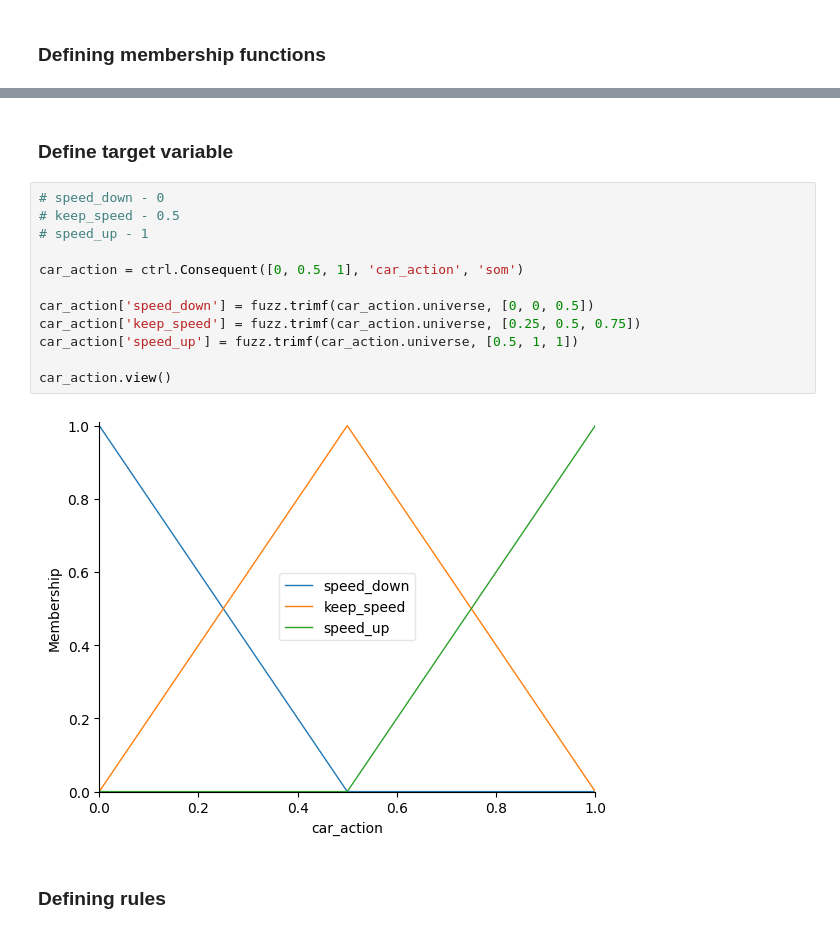
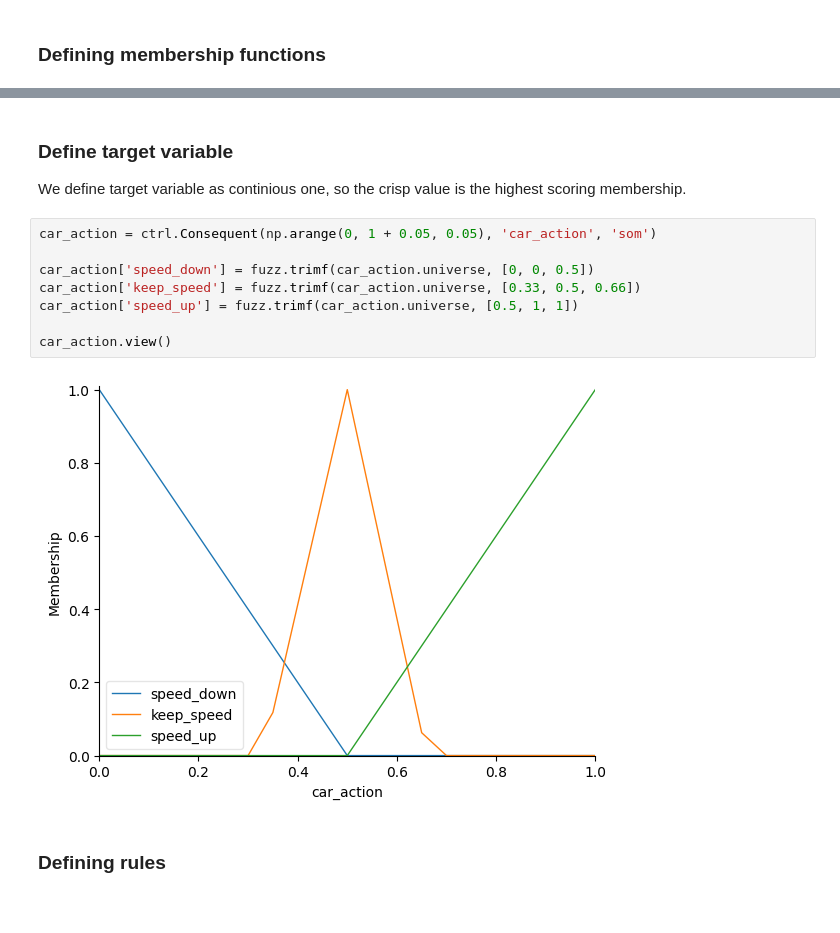
Before and after one commit to volodymyrkir/computational_intelligence, a Jupyter notebook: lab2/workbook.ipynb, the cells around one changed output, grey strips where cells are left out. Drawn from its saved outputs; the diff is of its cells as text.

```diff
--- a/lab2/workbook.ipynb
+++ b/lab2/workbook.ipynb
@@ -110,18 +97,16 @@ for variable in (distance, speed, road_state):
 # %% [markdown]
 ### Define target variable
+
+We define target variable as continious one, so the crisp value is the highest scoring membership.
 # %%
-# speed_down - 0
-# keep_speed - 0.5
-# speed_up - 1
-
-car_action = ctrl.Consequent([0, 0.5, 1], 'car_action', 'som')
+car_action = ctrl.Consequent(np.arange(0, 1 + 0.05, 0.05), 'car_action', 'som')
 
 car_action['speed_down'] = fuzz.trimf(car_action.universe, [0, 0, 0.5])
-car_action['keep_speed'] = fuzz.trimf(car_action.universe, [0.25, 0.5, 0.75])
+car_action['keep_speed'] = fuzz.trimf(car_action.universe, [0.33, 0.5, 0.66])
 car_action['speed_up'] = fuzz.trimf(car_action.universe, [0.5, 1, 1])
 
 car_action.view()
 # %% [output]
-[figure, old version]
+[figure, new version]
 # %% [markdown]
 ### Defining rules
```
Also changed, not shown: parts of 29 cells of this notebook, 3 other files.
